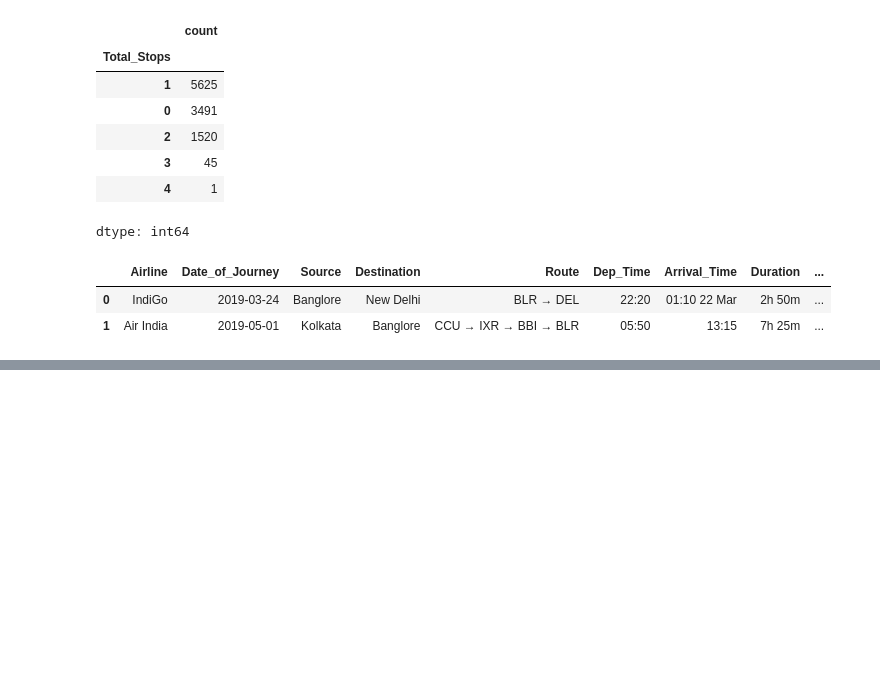
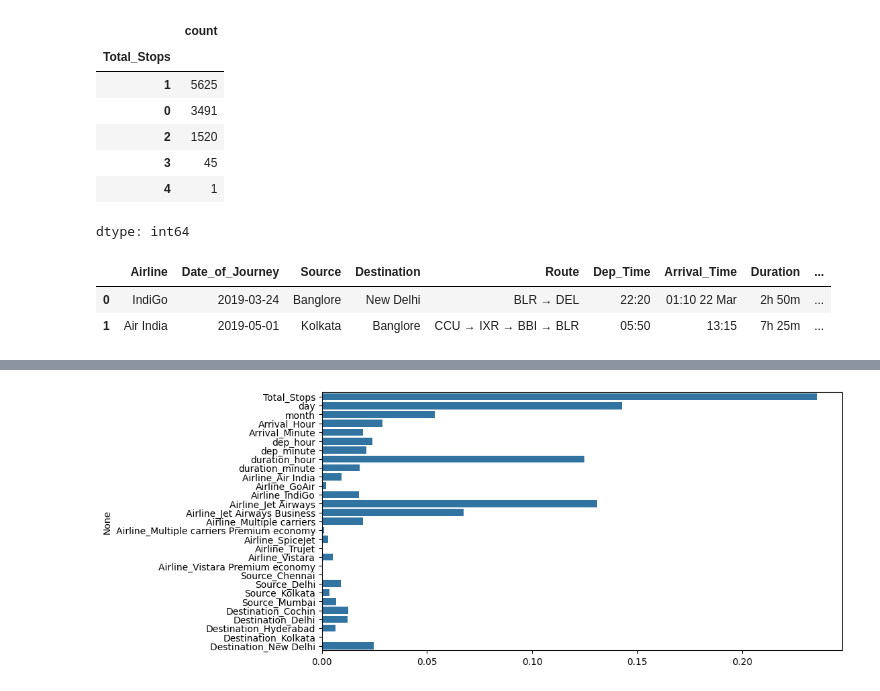
Before and after one commit to vinodvicki/Flight-Flare-predictions-, a Jupyter notebook: Untitled6.ipynb, the cells around one changed output, grey strips where cells are left out. Cells and saved outputs as stored; diff of their text form; code cells hidden in the pictures; blank space fills up the shorter version.

Commit message:
models are implementing and testing

```diff
--- a/Untitled6.ipynb
+++ b/Untitled6.ipynb
@@ -275,0 +289,8 @@ pd.get_dummies(train_df['Airline'],train_df['Destination'], train_df['Source'] ,
+# %%
+# droping the columns that we used to create time serices data
+# we droping Duration, Dep_Time, Arrival_Time, Date_of_Journey, route
+# Additional_Info conatins almost 80% no_info
+# Route and Total_Stops are related to each other
+train_df.drop(['Date_of_Journey', 'Route', 'Arrival_Time', 'Dep_Time', 'Duration','Additional_Info'], axis=1, inplace=True)
+# %%
+train_df.drop(['year'],axis=1,inplace= True)
@@ -275,0 +376,4 @@ pd.get_dummies(train_df['Airline'],train_df['Destination'], train_df['Source'] ,
+# %%
+# Dividing data into dependent and independent virables to implement models
+X = train_df.drop(['Price'], axis=1)
+y = train_df['Price']
@@ -275,0 +426,5 @@ pd.get_dummies(train_df['Airline'],train_df['Destination'], train_df['Source'] ,
+# %%
+# Important feature using ExtraTreesRegressor
+from sklearn.ensemble import ExtraTreesRegressor
+selection = ExtraTreesRegressor()
+selection.fit(X, y)
@@ -275,0 +444,6 @@ pd.get_dummies(train_df['Airline'],train_df['Destination'], train_df['Source'] ,
+# %%
+plt.figure(figsize=(10,5))
+sns.barplot(x=selection.feature_importances_, y=X.columns)
+plt.show()
+# %% [output]
+[figure, added]
```
Also changed, not shown: parts of 21 cells of this notebook.
